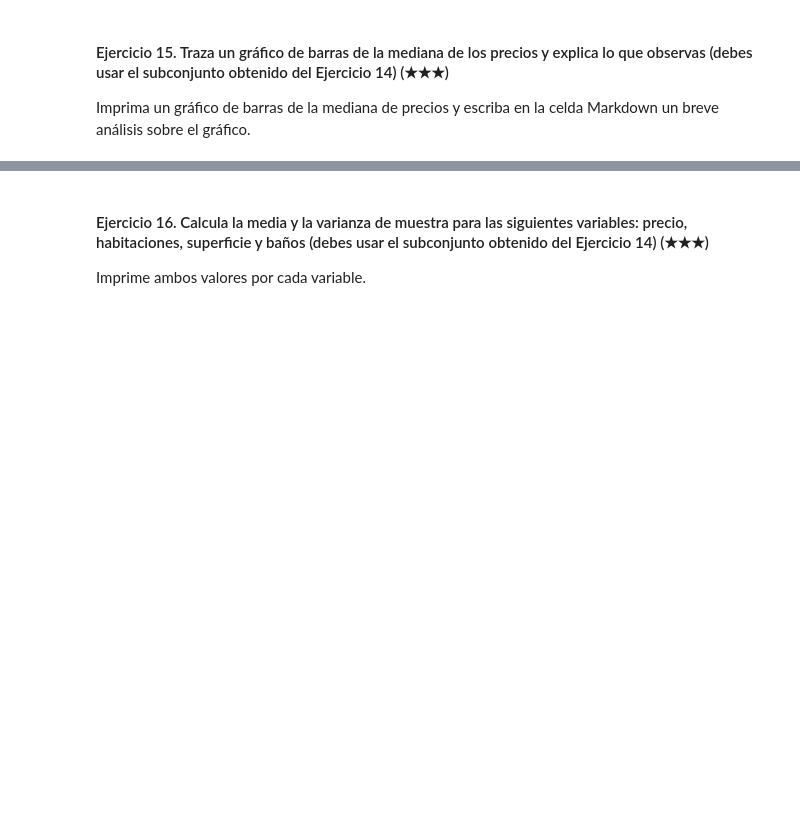
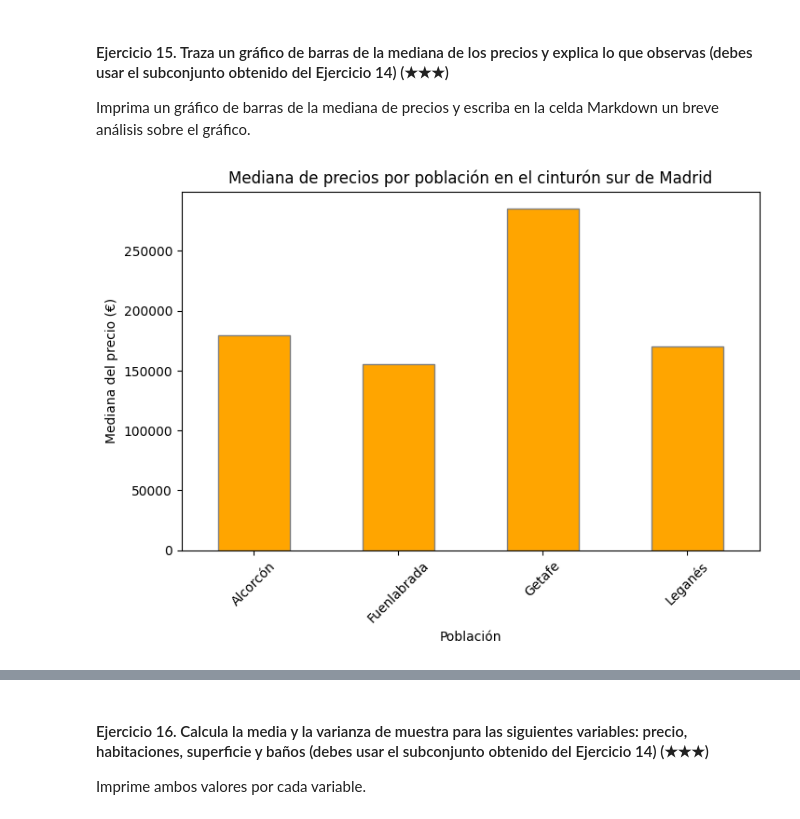
Before and after one commit to mvlarra/realestate-datacleanup-exercise, a Jupyter notebook: Prework_project.es_VL.ipynb, the cells around one changed output, grey strips where cells are left out. Saved outputs shown, nothing was run; the diff lists cells and outputs as text; code cells hidden in the pictures; blank space fills up the shorter version.

```diff
--- a/Prework_project.es_VL.ipynb
+++ b/Prework_project.es_VL.ipynb
@@ -796,4 +843,22 @@ Imprima la población y el número de casas.
 
 Pista: Filtra el DataFrame original usando la columna `level5` y la función `isin`.
 # %%
-# TODO
+# Filtrar el DataFrame para incluir solo las poblaciones del "cinturón sur" de Madrid
+df_cs = df[df["level5"].isin(["Fuenlabrada", "Leganés", "Getafe", "Alcorcón"])]
+
+# Mostrar las informacion general del dataframe filtrado
+print(df_cs.info())
+
+# ▶ Explicación por Pasos de Ejecución en el flujo del código ◀:
+
+#   ◯ df["level5"].isin(["Fuenlabrada", "Leganés", "Getafe", "Alcorcón"])
+#       → .isin([...]) verifica si los valores de la columna 'level5' pertenecen a la lista dada.
+#       → Retorna una serie booleana con True en las filas donde 'level5' coincide con alguna de las poblaciones especificadas.
+
+#   ◯ df[df["level5"].isin([...])]
+#       → Se usa la serie booleana generada por .isin() para filtrar el DataFrame original.
+#       → Esto devuelve un nuevo DataFrame que solo contiene las filas donde la población está en la lista.
+
+#   ◯ df_cs.info()
+#       → .info() muestra la informacion general del nuevo DataFrame filtrado.
+#       → Esto permite verificar que el subconjunto se ha creado correctamente.
@@ -802,5 +885,51 @@ Pista: Filtra el DataFrame original usando la columna `level5` y la función `is
 
 Imprima un gráfico de barras de la mediana de precios y escriba en la celda Markdown un breve análisis sobre el gráfico.
 # %%
-# TODO: Code
+# Calcular la mediana de los precios por población en el subconjunto df_sur
+result = df_cs.groupby("level5")["price"].median()
+# otra forma:
+# result = df_cs.groupby('level5')['price'].agg('median').to_frame()
+
+
+# Crear el gráfico de barras
+plt.figure(figsize=(8, 5))
+result.plot(kind="bar", color="orange", edgecolor="gray")
+
+# Agregar título y etiquetas
+plt.title("Mediana de precios por población en el cinturón sur de Madrid")
+plt.xlabel("Población")
+plt.ylabel("Mediana del precio (€)")
+plt.xticks(rotation=45)
+
+# Mostrar la gráfica
+plt.show()
+
+# ▶ Explicación por Pasos de Ejecución en el flujo del código ◀:
+
+#   ◯ df_cs.groupby("level5")["price"].median()
+#       → .groupby("level5") agrupa los datos por población.
+#       → ["price"] selecciona la columna de precios dentro de cada grupo.
+#       → .median() calcula la mediana de los precios dentro de cada grupo (población).
+
+#   ◯ plt.figure(figsize=(8, 5))
+#       → Crea una nueva figura con tamaño 8x5 pulgadas para mejorar la visualización.
+
+#   ◯ median_prices.plot(kind="bar", color="skyblue", edgecolor="black")
+#       → .plot(kind="bar") genera un gráfico de barras usando los datos calculados.
+#       → color="skyblue" asigna un color azul claro a las barras.
+#       → edgecolor="black" añade un borde negro a las barras para mayor contraste.
+
+#   ◯ plt.title("Mediana de precios por población en el cinturón sur de Madrid")
+#       → Asigna un título al gráfico para describir su contenido.
+
+#   ◯ plt.xlabel("Población") y plt.ylabel("Mediana del precio (€)")
+#       → Etiquetan los ejes para indicar qué representan los datos.
+
+#   ◯ plt.xticks(rotation=45)
+#       → Rota las etiquetas del eje X para que sean más legibles.
+
+#   ◯ plt.show()
+#       → Muestra el gráfico en la salida de la celda.
+# %% [output]
+[figure, added]
 # %% [markdown]
```
Also changed, not shown: parts of 6 cells of this notebook.
